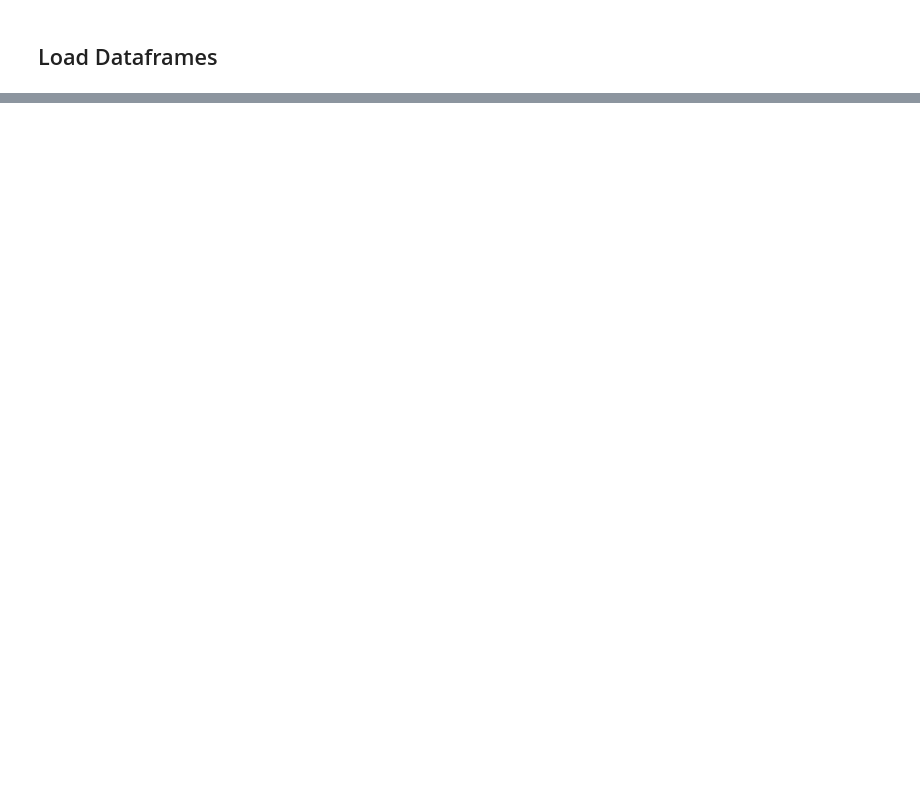
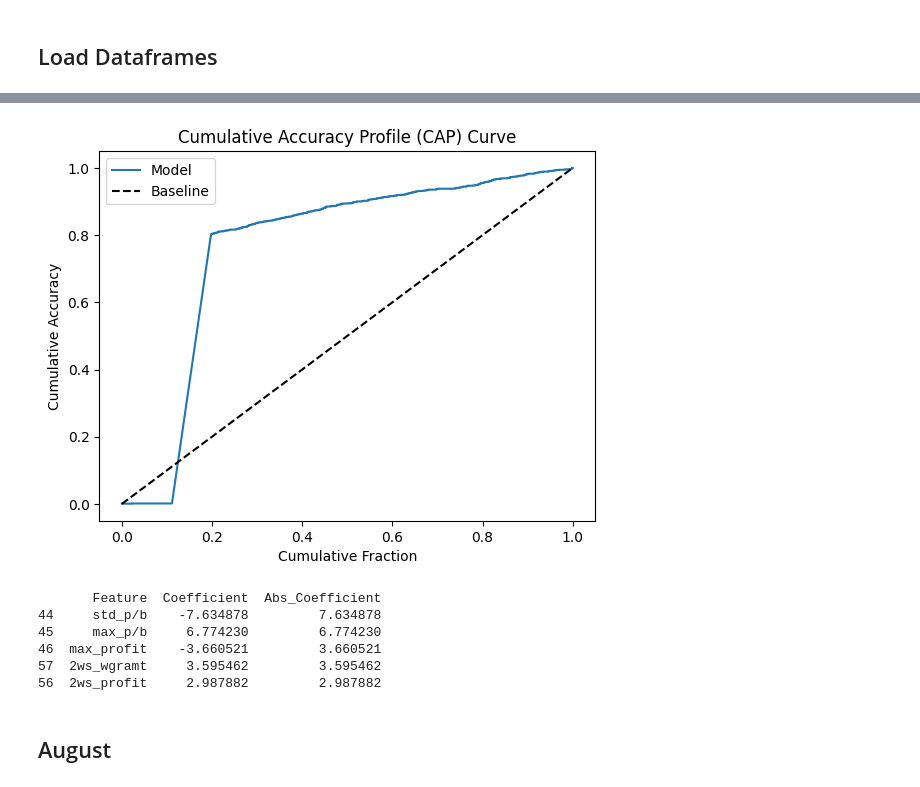
Before and after one commit to mauricios20/Gamblers_Investors, a Jupyter notebook: Entire Data/Combinations/Tunning/Overall/LR.ipynb, the cells around one changed output, grey strips where cells are left out. Cells and saved outputs as stored; diff of their text form; code cells hidden in the pictures; blank space fills up the shorter version.

```diff
--- a/Entire Data/Combinations/Tunning/Overall/LR.ipynb
+++ b/Entire Data/Combinations/Tunning/Overall/LR.ipynb
@@ -154,0 +75,6 @@ plt.show()
+# %%
+training = ['2_June', '6_October', '4_August', '5_September']
+testing = ['3_July']
+july_test, jl_y_test, jl_y_pred, jl_x_test , jl_df, jl_classifier, ct = cf.run_lr_combine(months, data_path, filter, training, testing, best_params)
+
+print(july_test.to_latex(index=False))
@@ -154,0 +91,4 @@ plt.show()
+# %%
+cf.plot_cap_curve(jl_y_test, jl_y_pred)
+# %% [output]
+[figure, added]
@@ -154,0 +97,11 @@ plt.show()
+# %%
+print(july_features.head(5))
+# %% [output]
+       Feature  Coefficient  Abs_Coefficient
+44     std_p/b    -7.634878         7.634878
+45     max_p/b     6.774230         6.774230
+46  max_profit    -3.660521         3.660521
+57  2ws_wgramt     3.595462         3.595462
+56  2ws_profit     2.987882         2.987882
+# %% [markdown]
+## August
```
Also changed, not shown: parts of 30 cells of this notebook, 4 other files.
